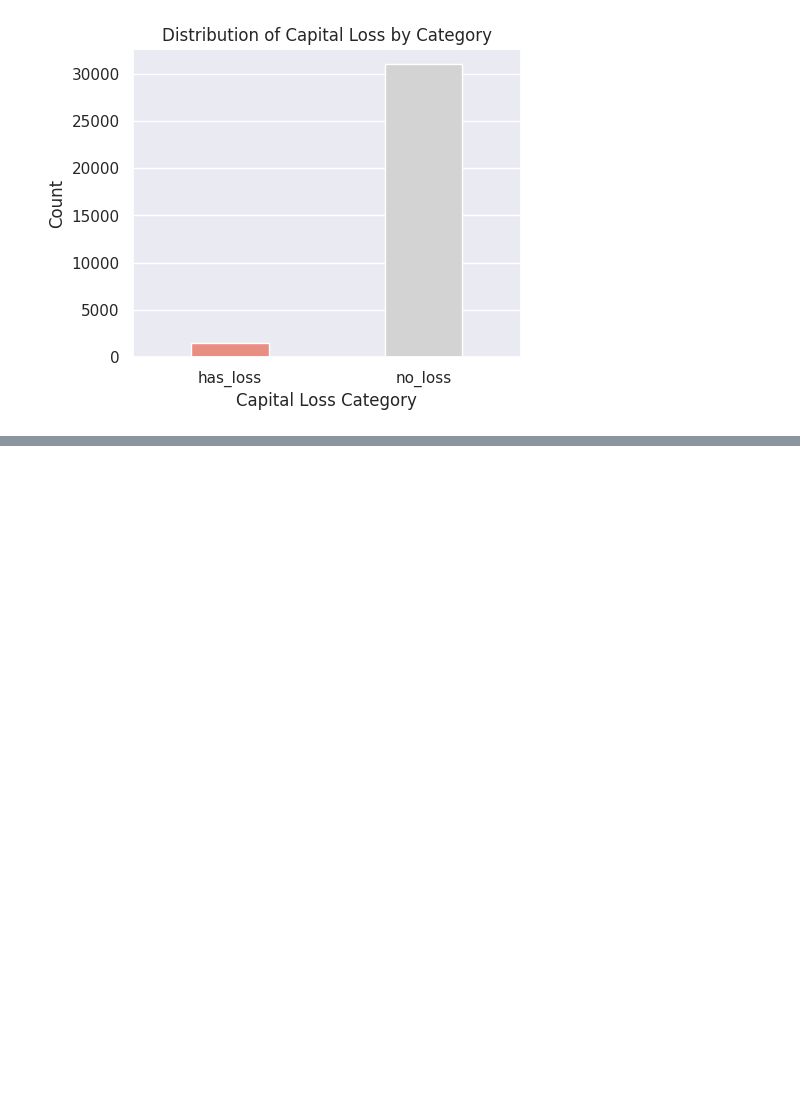
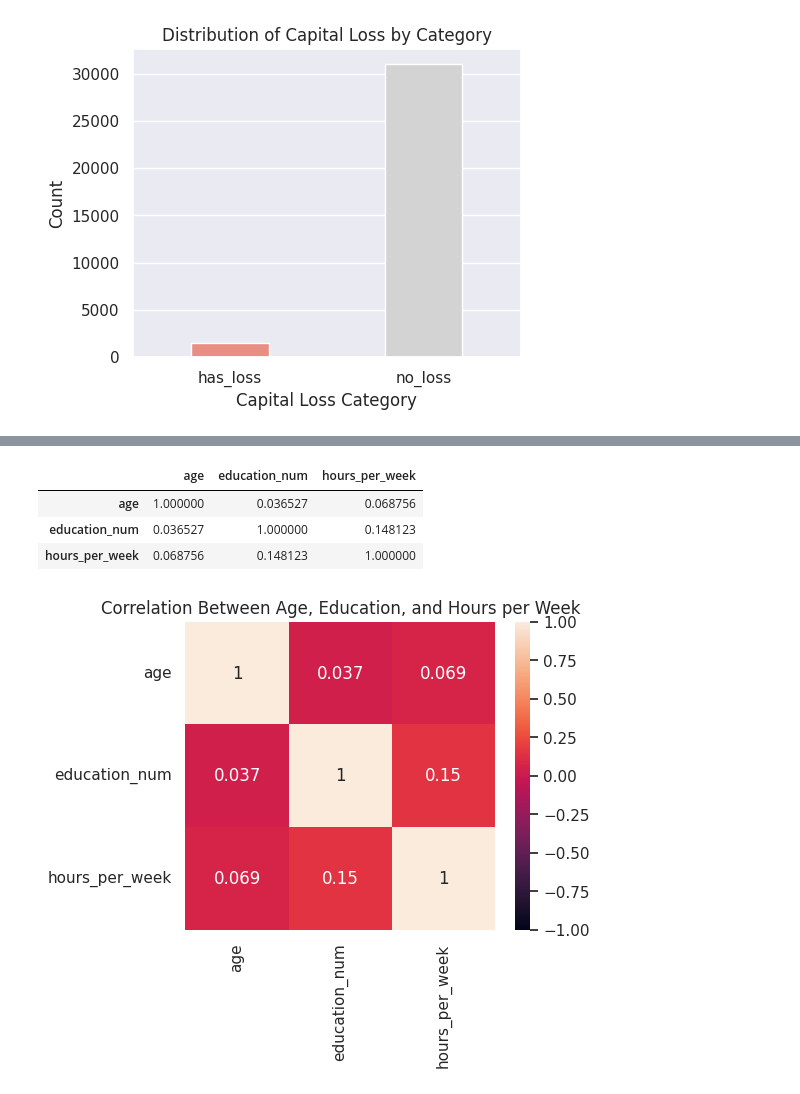
Before and after one commit to mostafa-zea/AAI614_-zeinalabidine-, a Jupyter notebook: AAI_614O_Project1_Mostafa_Z.ipynb, the cells around one changed output, grey strips where cells are left out. Drawn from its saved outputs; the diff is of its cells as text; code cells hidden in the pictures; blank space fills up the shorter version.

```diff
--- a/AAI_614O_Project1_Mostafa_Z.ipynb
+++ b/AAI_614O_Project1_Mostafa_Z.ipynb
@@ -197,0 +245,4 @@ plt.show()
+# %%
+threshold = df['fnlwgt'].quantile(0.99)
+# %%
+df.loc[df['fnlwgt'] > threshold,'fnlwgt'] = np.nan
@@ -197,0 +281,14 @@ plt.show()
+# %%
+df[['age', 'education_num', 'hours_per_week']].corr()
+# %% [output]
+|  | age | education_num | hours_per_week |
+| age | 1.000000 | 0.036527 | 0.068756 |
+| education_num | 0.036527 | 1.000000 | 0.148123 |
+| hours_per_week | 0.068756 | 0.148123 | 1.000000 |
+# %%
+plt.figure(figsize=(5, 4))
+sns.heatmap(df[['age', 'education_num', 'hours_per_week']].corr(), annot=True, vmin=-1, vmax=1)
+plt.title('Correlation Between Age, Education, and Hours per Week')
+plt.show()
+# %% [output]
+[figure, added]
```
Also changed, not shown: parts of 21 cells of this notebook.
